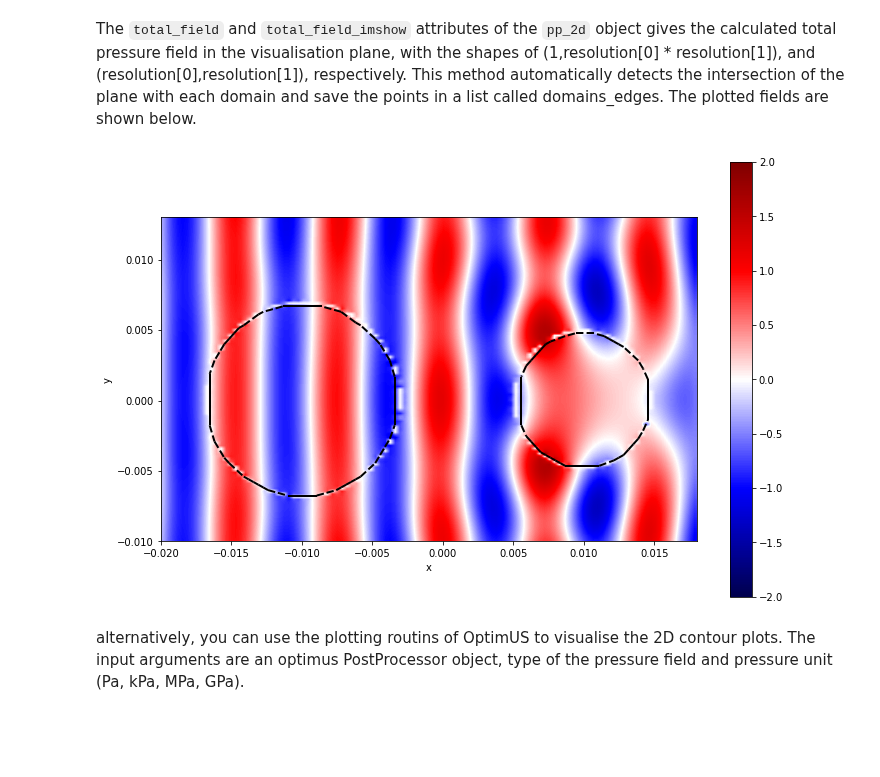
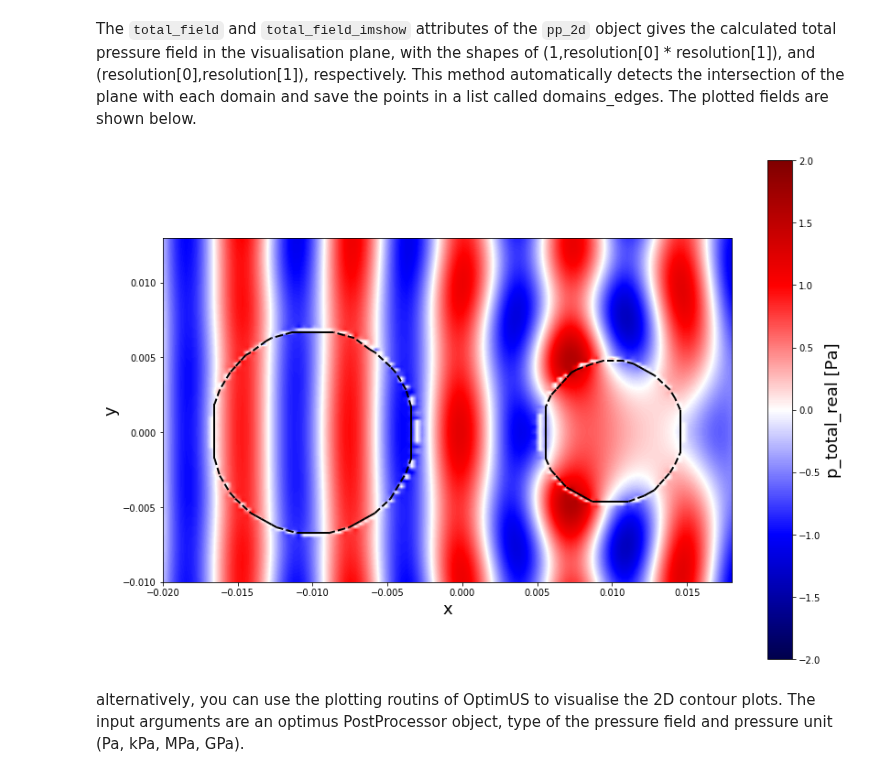
Before and after one commit to optimuslib/optimus, a Jupyter notebook: notebooks/Multiple domains postprocess.ipynb, the cells around one changed output. Cells and saved outputs as stored; diff of their text form; code cells hidden in the pictures; blank space fills up the shorter version.

```diff
--- a/notebooks/Multiple domains postprocess.ipynb
+++ b/notebooks/Multiple domains postprocess.ipynb
@@ -85,5 +85,5 @@ model.solve()
 ### 1. 2D plane visualisation
 Let's create a postprocess object and define the 2D plane to determine the field. The input argument of the VisualisePlane object is the model object we created before.
 # %%
-pp_plane = optimus.postprocess.VisualisePlane(model)
+postprocess_plane = optimus.postprocess.VisualisePlane(model)
 # %%
@@ -104,18 +104,24 @@ import numpy as np
 from matplotlib import pylab as plt
 # %%
 fig = plt.figure(figsize=(12, 8))
-plt.imshow(np.real(pp_plane.total_field_imshow), extent=pp_plane.bounding_box, clim=(-2,2), cmap='seismic',
+plt.imshow(np.real(postprocess_plane.total_field_imshow),
+           extent=postprocess_plane.bounding_box,
+           clim=(-2,2),
+           cmap='seismic',
            interpolation='bilinear')
-if len(pp_plane.domains_edges):
-    for i, j in pp_plane.domains_edges:
+
+if len(postprocess_plane.domains_edges):
+    for i, j in postprocess_plane.domains_edges:
         plt.plot(i, j, color = 'black', linestyle='dashed' ,linewidth=2)
 
-plt.xlabel('x')
-plt.ylabel('y')
-plt.colorbar()
+plt.xlabel('x', size=18)
+plt.ylabel('y', size=18)
+cbar = plt.colorbar()
+cbar.set_label("p_total_real [Pa]", size=18)
+fig.tight_layout()
 plt.show()
 # %% [output]
-[figure, old version]
+[figure, new version]
 # %% [markdown]
 alternatively, you can use the plotting routins of OptimUS to visualise the 2D contour plots. The input arguments are an optimus PostProcessor object, type of the pressure field and pressure unit (Pa, kPa, MPa, GPa).
 # %%
```
Also changed, not shown: parts of 13 cells of this notebook, 4 other files.
